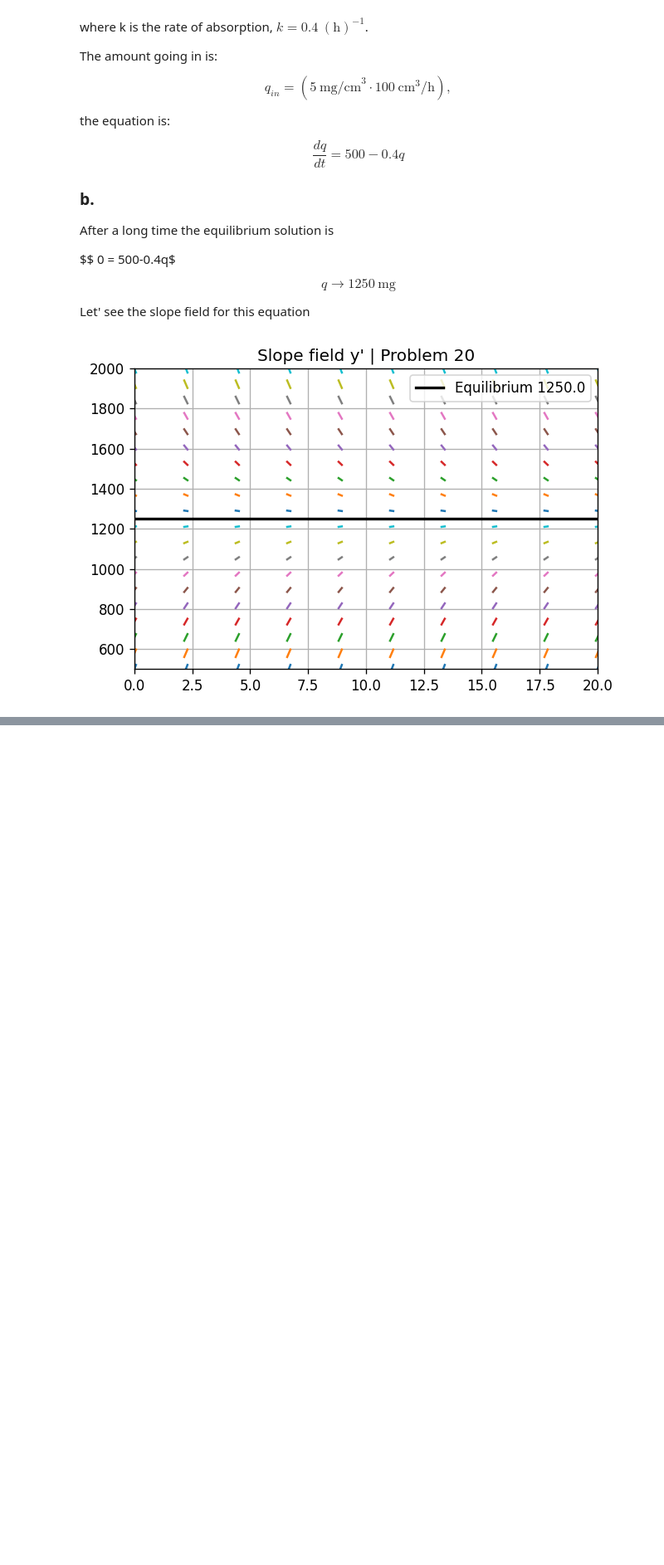
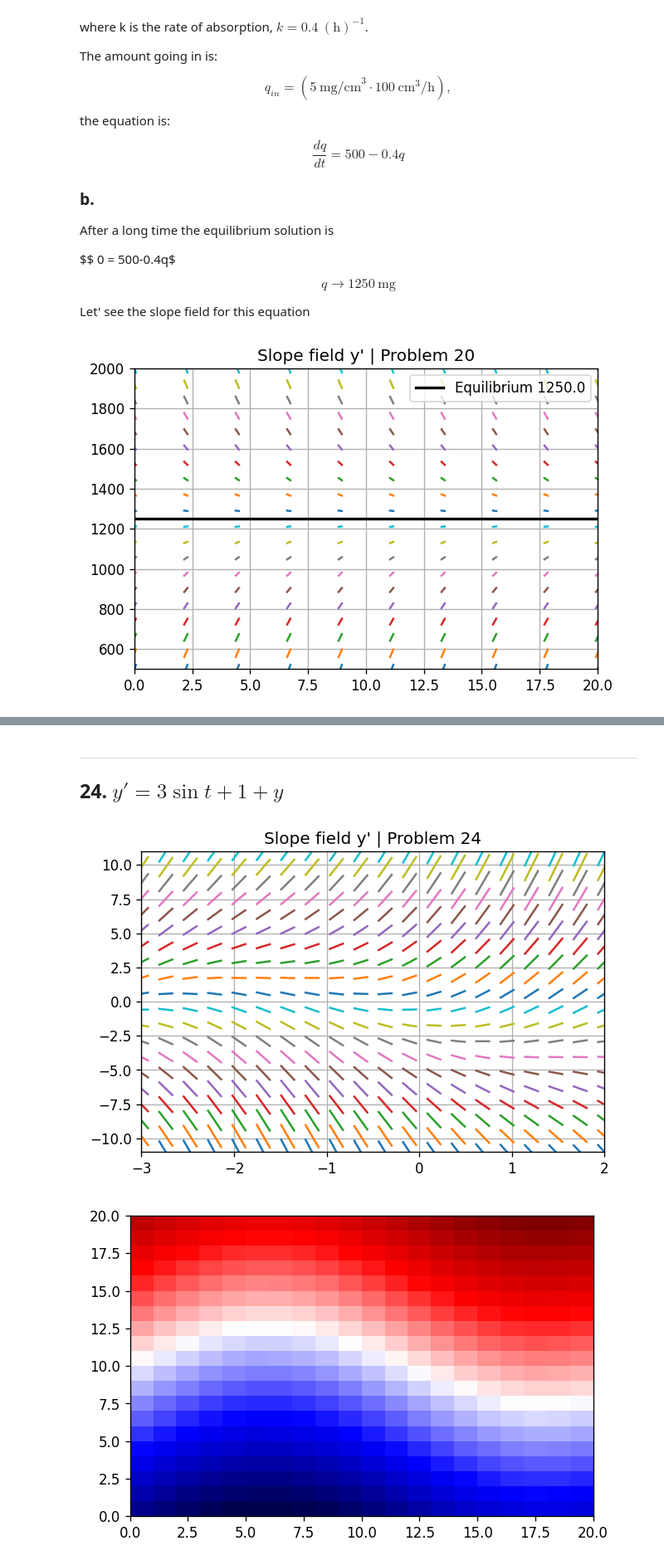
Before and after one commit to zemarchezi/BoyceDiPrima_DifferentialEq, a Jupyter notebook: Chapter_1.ipynb, the cells around one changed output, grey strips where cells are left out. Shown at 83% size. Cells and saved outputs as stored; diff of their text form; code cells hidden in the pictures; blank space fills up the shorter version.

```diff
--- a/Chapter_1.ipynb
+++ b/Chapter_1.ipynb
@@ -598,0 +714,8 @@ c. Using the data in part c, draw a direction field and compare it with Figure 1
+# %% [markdown]
+***
+## 24. $y' = 3\sin t + 1 + y$
+# %%
+direction_field2v(symbol=["t", "y"], expression="3*sin(t)+ 1 + y", ylim=[-11,11], tlim=[-3,2], problm_title="Problem 24")
+# %% [output]
+[figure, added]
+[figure, added]
```
Also changed, not shown: parts of 9 cells of this notebook.
